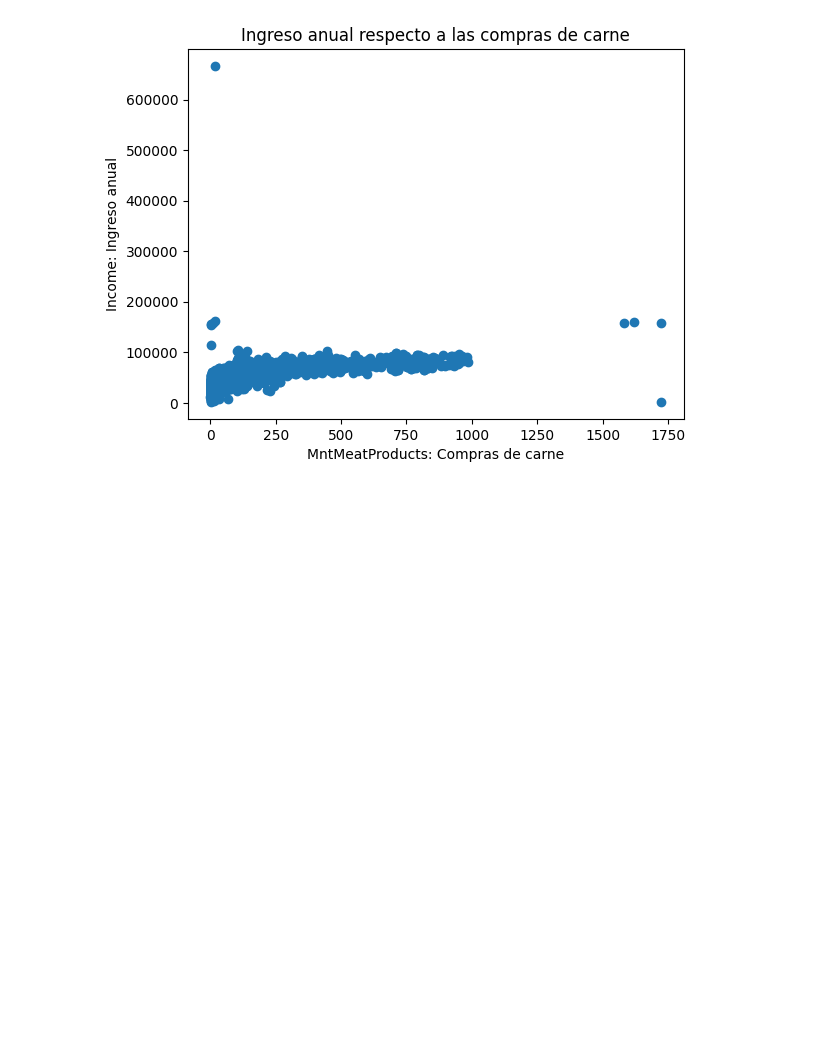
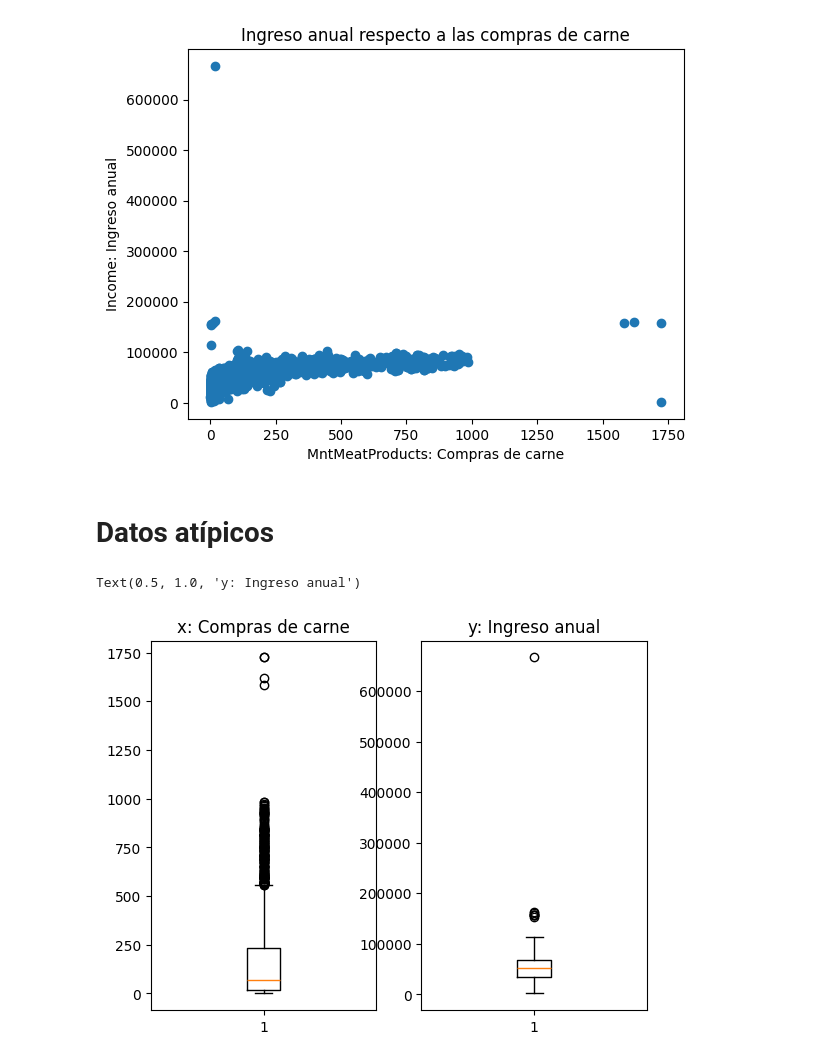
Before and after one commit to DeisyData/Fundamentos_IA, a Jupyter notebook: S6_C2_ModeloRegresion.ipynb, the cells around one changed output. Drawn from its saved outputs; the diff is of its cells as text; code cells hidden in the pictures; blank space fills up the shorter version.

```diff
--- a/S6_C2_ModeloRegresion.ipynb
+++ b/S6_C2_ModeloRegresion.ipynb
@@ -69,3 +69,15 @@ plt.ylabel('Income: Ingreso anual')
 # %% [output]
 Text(0, 0.5, 'Income: Ingreso anual')
 [figure]
+# %% [markdown]
+# Datos atípicos
+# %%
+plt.subplot(1,2,1)
+plt.boxplot(x)
+plt.title('x: Compras de carne')
+plt.subplot(1,2,2)
+plt.boxplot(y)
+plt.title('y: Ingreso anual')
+# %% [output]
+Text(0.5, 1.0, 'y: Ingreso anual')
+[figure, added]
```
Also changed, not shown: parts of 7 cells of this notebook.
